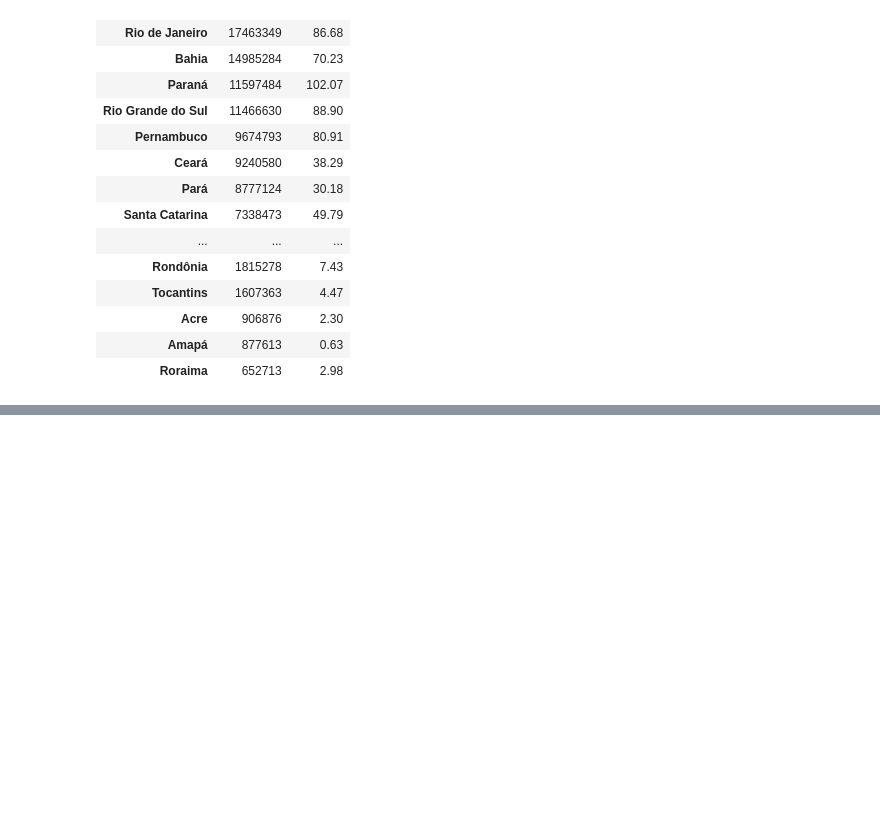
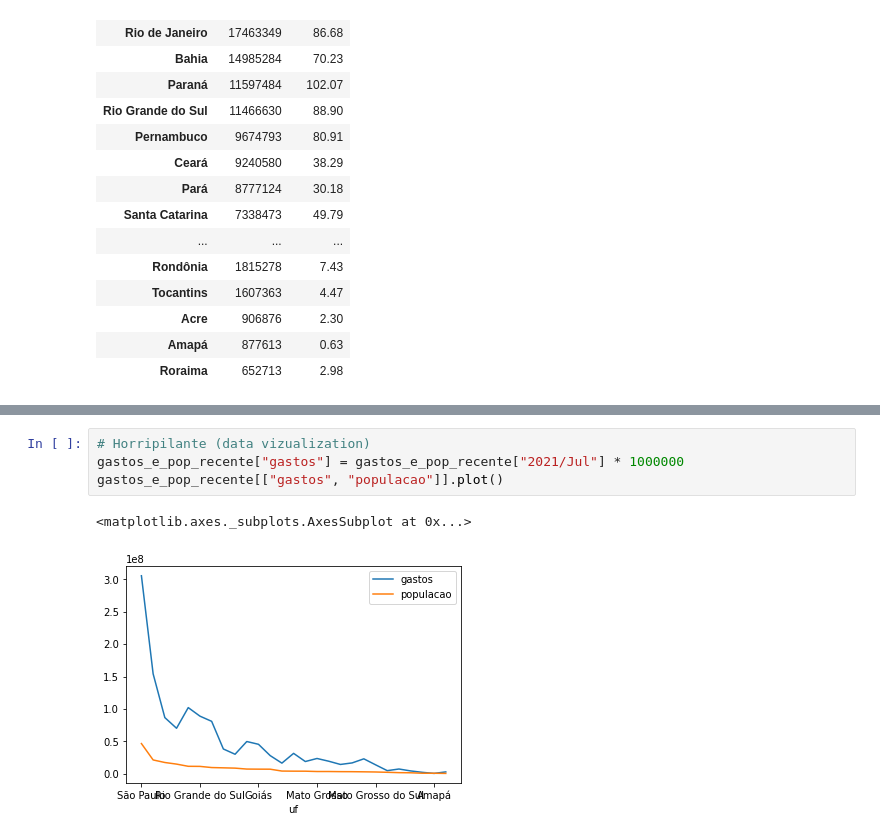
Before and after one commit to VitorFRodrigues/Data-Science-Bootcamp, a Jupyter notebook: Modulo02/Bootcamp_Datascience.ipynb, the cells around one changed output, grey strips where cells are left out. Cells and saved outputs as stored; diff of their text form; blank space fills up the shorter version.

```diff
--- a/Modulo02/Bootcamp_Datascience.ipynb
+++ b/Modulo02/Bootcamp_Datascience.ipynb
@@ -986,0 +997,7 @@ display(unidas)
+# %%
+# Horripilante (data vizualization)
+gastos_e_pop_recente["gastos"] = gastos_e_pop_recente["2021/Jul"] * 1000000
+gastos_e_pop_recente[["gastos", "populacao"]].plot()
+# %% [output]
+<matplotlib.axes._subplots.AxesSubplot at 0x...>
+[figure, added]
```
Also changed, not shown: parts of 17 cells of this notebook.
